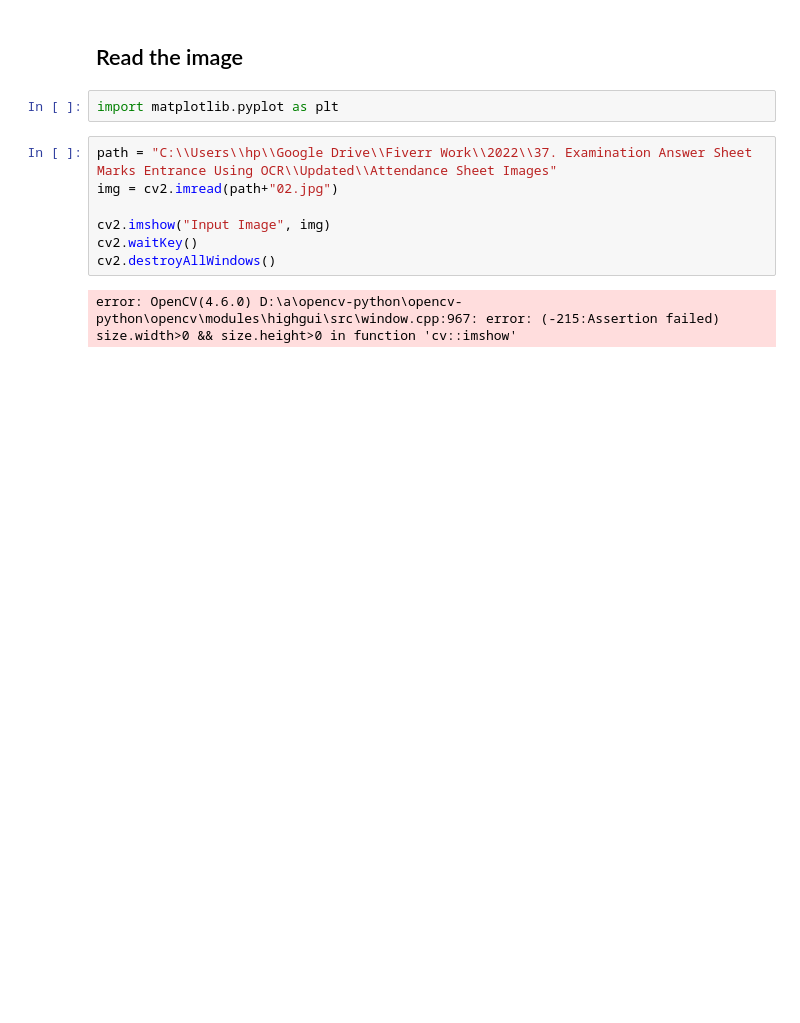
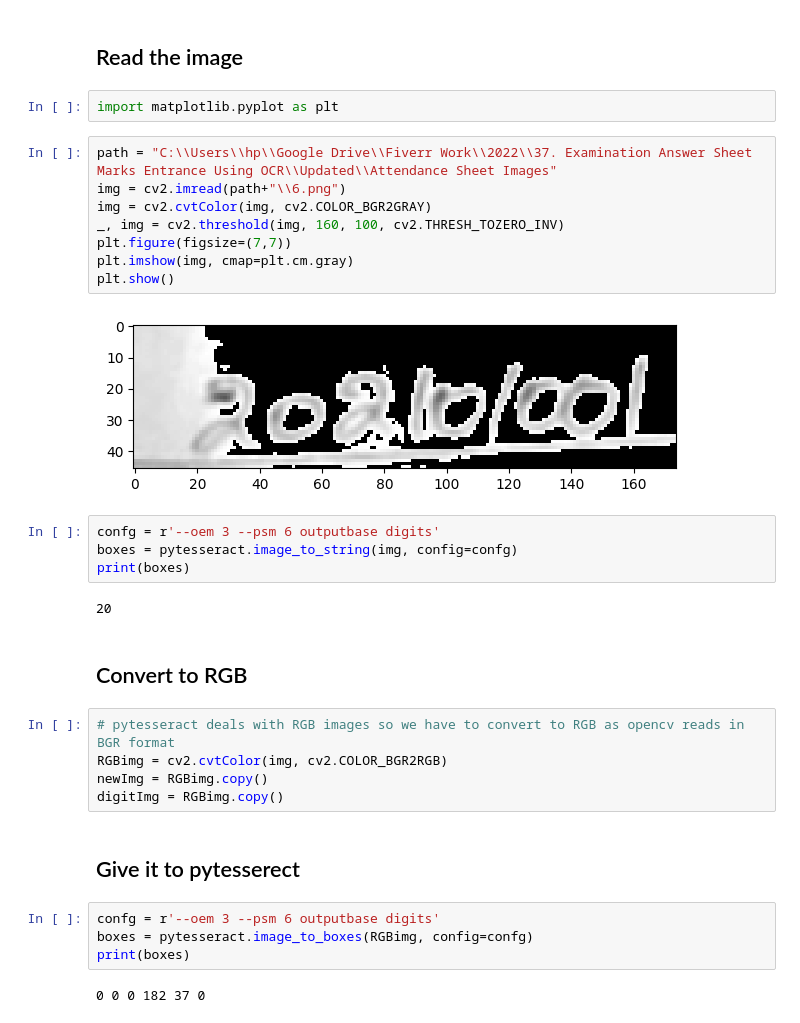
Before and after one commit to ZiaUrRehman-bit/Examination-Answer-Sheet-Marks-Entrance-Using-OCR, a Jupyter notebook: Updated/code200523.ipynb, the cells around one changed output. Drawn from its saved outputs; the diff is of its cells as text; blank space fills up the shorter version.

```diff
--- a/Updated/code200523.ipynb
+++ b/Updated/code200523.ipynb
@@ -14,10 +14,32 @@ pytesseract.pytesseract.tesseract_cmd = "C:\\Program Files\\Tesseract-OCR\\tesse
 import matplotlib.pyplot as plt
 # %%
 path = "C:\\Users\\hp\\Google Drive\\Fiverr Work\\2022\\37. Examination Answer Sheet Marks Entrance Using OCR\\Updated\\Attendance Sheet Images"
-img = cv2.imread(path+"02.jpg")
-
-cv2.imshow("Input Image", img)
-cv2.waitKey()
-cv2.destroyAllWindows()
+img = cv2.imread(path+"\\6.png")
+img = cv2.cvtColor(img, cv2.COLOR_BGR2GRAY)
+_, img = cv2.threshold(img, 160, 100, cv2.THRESH_TOZERO_INV)
+plt.figure(figsize=(7,7))
+plt.imshow(img, cmap=plt.cm.gray)
+plt.show()
 # %% [output]
-error: OpenCV(4.6.0) D:\a\opencv-python\opencv-python\opencv\modules\highgui\src\window.cpp:967: error: (-215:Assertion failed) size.width>0 && size.height>0 in function 'cv::imshow'
+[figure, added]
+# %%
+confg = r'--oem 3 --psm 6 outputbase digits'
+boxes = pytesseract.image_to_string(img, config=confg)
+print(boxes)
+# %% [output]
+20
+# %% [markdown]
+## Convert to RGB
+# %%
+# pytesseract deals with RGB images so we have to convert to RGB as opencv reads in BGR format
+RGBimg = cv2.cvtColor(img, cv2.COLOR_BGR2RGB)
+newImg = RGBimg.copy()
+digitImg = RGBimg.copy()
+# %% [markdown]
+## Give it to pytesserect
+# %%
+confg = r'--oem 3 --psm 6 outputbase digits'
+boxes = pytesseract.image_to_boxes(RGBimg, config=confg)
+print(boxes)
+# %% [output]
+0 0 0 182 37 0
```
Also changed, not shown: parts of 4 cells of this notebook, 5 other files.
